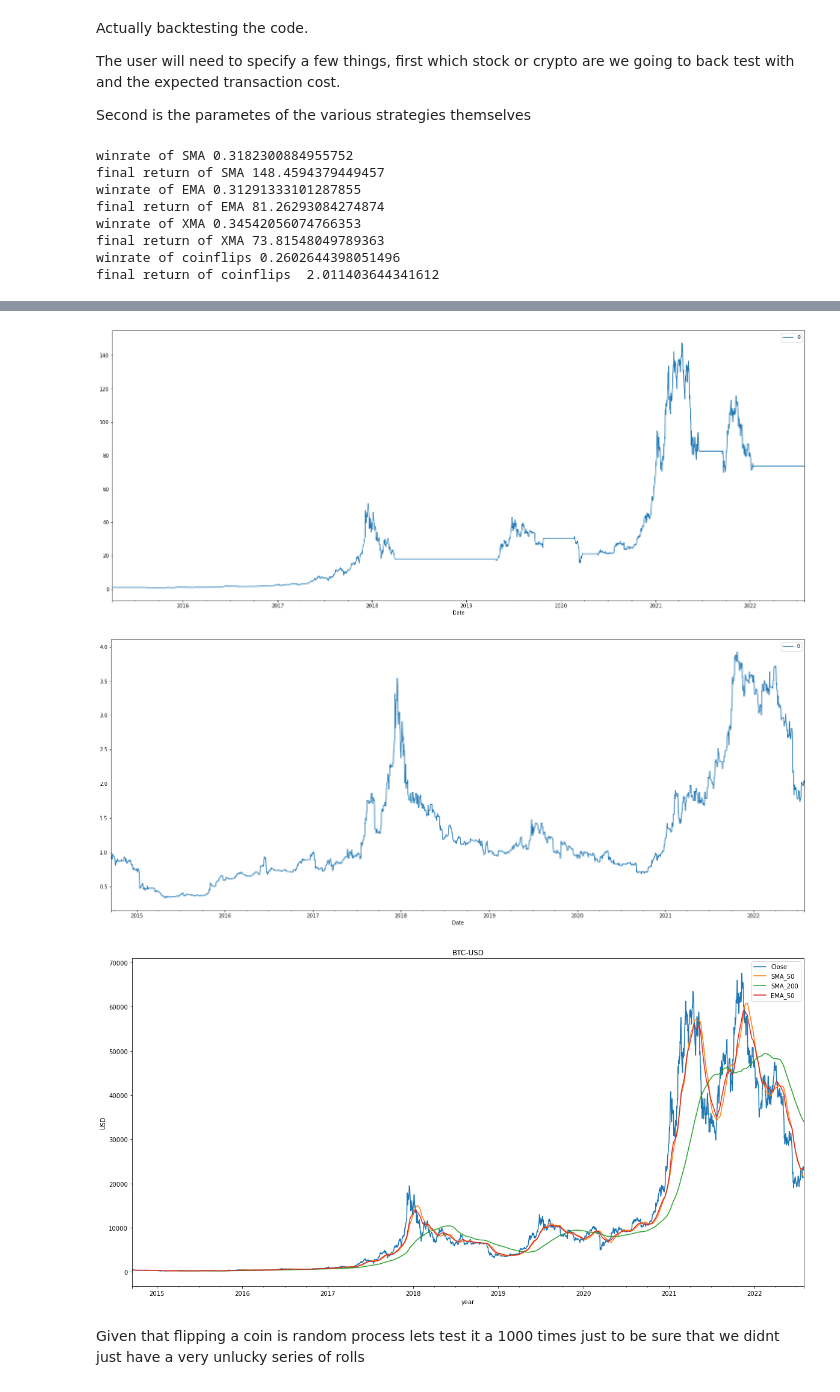
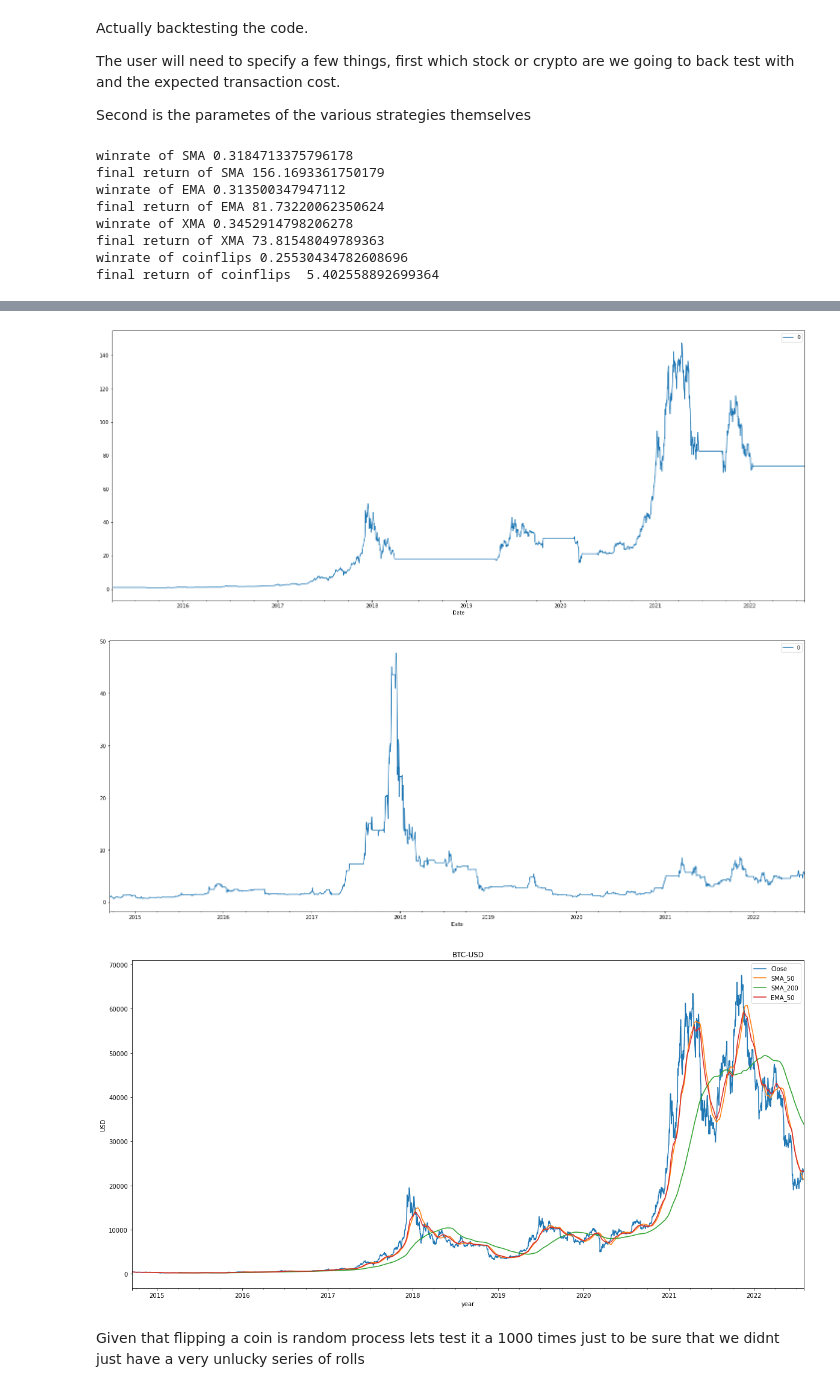
Before and after one commit to suf102/Trading-strategy-backtester, a Jupyter notebook: TikTokBactesterInCamelCase.ipynb, the cells around one changed output, grey strips where cells are left out. Drawn from its saved outputs; the diff is of its cells as text; code cells hidden in the pictures.

```diff
--- a/TikTokBactesterInCamelCase.ipynb
+++ b/TikTokBactesterInCamelCase.ipynb
@@ -154,25 +154,36 @@ def mxa(data_levels,daysshort = 50, dayslong =200, tollerence = 0.001):
 
     return data
 # %%
-def randomtrading(data_levels, probability = 0.5):
+def randomtrading(data_levels, probabilitybuy = 0.5, probabilitysell = 0.5,probabilitydonothing= 0):
 
     #first just clean up the data so there are no differencs with the above code.
 
     data = pd.DataFrame(data_levels).copy()
     data = data.dropna()
 
-    #make a list to store the signals
+    #adding this if in so that we make sure the probabilities actually add up to 1
 
-    randomsignals = []
+    if probabilitybuy+probabilitydonothing+probabilitysell <= 1 :
 
-    #loop over the signals and for the buy sell probability if the random number is below the probility threshold we buy else we sell
+        #make a list to store the signals
 
-    for i in range(len(data)):
-        if random.random()<probability:
-            randomsignals.append(1)
-        else:
-            randomsignals.append(-1)
-    data['Signals'] = randomsignals
+        randomsignals = []
+
+        #loop over the signals and for the buy sell probability if the random number is below the probility threshold we buy, or the probability we
+
+        for i in range(len(data)):
+            p = random.random()
+            if p<probabilitybuy:
+                randomsignals.append(1)
+            elif p<probabilitybuy + probabilitysell:
+                randomsignals.append(-1)
+            elif p >probabilitybuy + probabilitysell:
+                randomsignals.append(0)
+        data['Signals'] = randomsignals
+    else:
+        print("probabilities did not sum to 1 or less ")
+        randomsignals = np.zeros(len(data))
+        data['Signals'] = randomsignals
 
     return data
 # %%
@@ -216,7 +227,7 @@ def backtester(signals,price, tcost = 0.001):
 
             elif signals[i] == 0:
 
-                pos_val[i+1] = pos_val[i]/price[i-1]*price[i]
+                pos_val[i+1] = pos_val[i]/price[i]*price[i+1]
                 cash[i+1] = cash[i]
 
         #then our returns are the amount of cash left each day plus the the price times the amoint of coin that we have
@@ -246,6 +257,8 @@ def winrate(data,returns):
             tps.append(1)
         if (sigs[i] == -1 and rets[i]>0):
             tps.append(1)
+        if (sigs[i] == 0 and rets[i]>0):
+            tps.append(1)
 
 
     win_rate = sum(tps)/len(sigs)
@@ -285,7 +298,7 @@ def runthetests():
     print('final return of XMA '+ str(returnsxma.iloc[-1][0]))
     #fourth Random coin flips
 
-    dfrandom = randomtrading(closedata, probability= probtrade)
+    dfrandom = randomtrading(closedata, probabilitybuy= probbuy,probabilitysell = probsell, probabilitydonothing = probdonothing )
     returnsrandom = backtester(dfrandom['Signals'],dfrandom['Close'], tcost )
     returnsrandom.plot(figsize = (25,10))
     print('winrate of coinflips '+ str(winrate(dfrandom,returnsrandom)))
@@ -333,17 +346,21 @@ longdays = 200
 
 toll = 0.001
 
-#lastly for the coin flip the probability of acutally making a trade, note that the 1-probtrade is the probability of selling on that day
+#lastly for the coin flip the probability of buying, probability of selling and the probability of doing nothing taken as the differnce between probbuy +probsell and 1
 
-probtrade = 0.5
+probbuy = 0.1
+
+probsell = 0.1
+
+probdonothing = 0
 
 runthetests()
 # %% [output]
-winrate of SMA 0.3182300884955752
-final return of SMA 148.4594379449457
-winrate of EMA 0.31291333101287855
-final return of EMA 81.26293084274874
-winrate of XMA 0.34542056074766353
+winrate of SMA 0.3184713375796178
+final return of SMA 156.1693361750179
+winrate of EMA 0.313500347947112
+final return of EMA 81.73220062350624
+winrate of XMA 0.3452914798206278
 final return of XMA 73.81548049789363
-winrate of coinflips 0.2602644398051496
-final return of coinflips  2.011403644341612
+winrate of coinflips 0.25530434782608696
+final return of coinflips  5.402558892699364
@@ -351,6 +368,6 @@ final return of coinflips  2.011403644341612
 [figure]
 [figure]
-[figure, old version]
+[figure, new version]
 [figure]
 # %% [markdown]
 Given that flipping a coin is random process lets test it a 1000 times just to be sure that we didnt just have a very unlucky series of rolls
```
Also changed, not shown: parts of 2 cells of this notebook.
